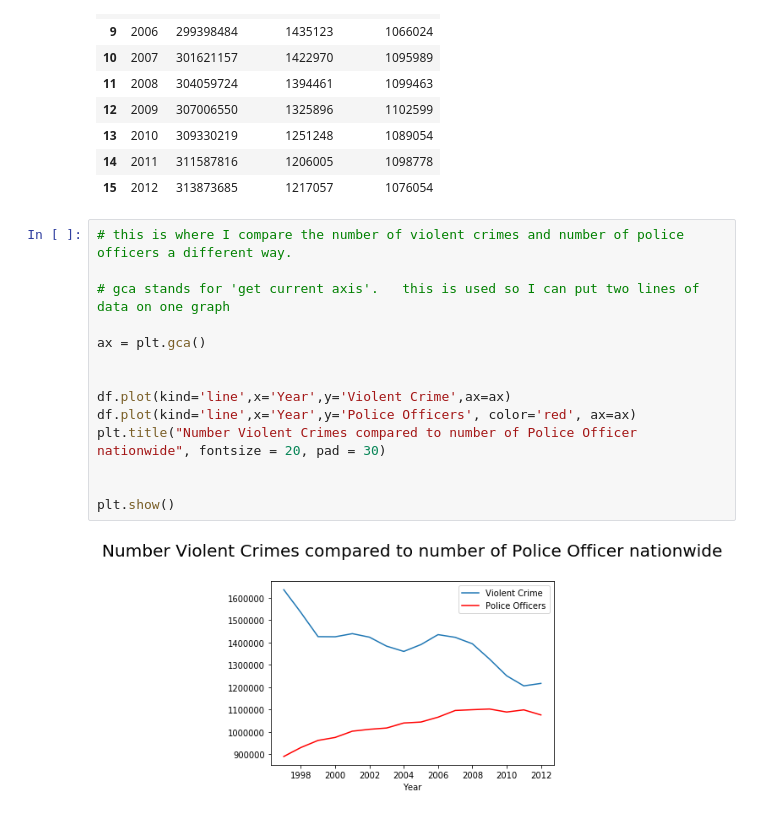
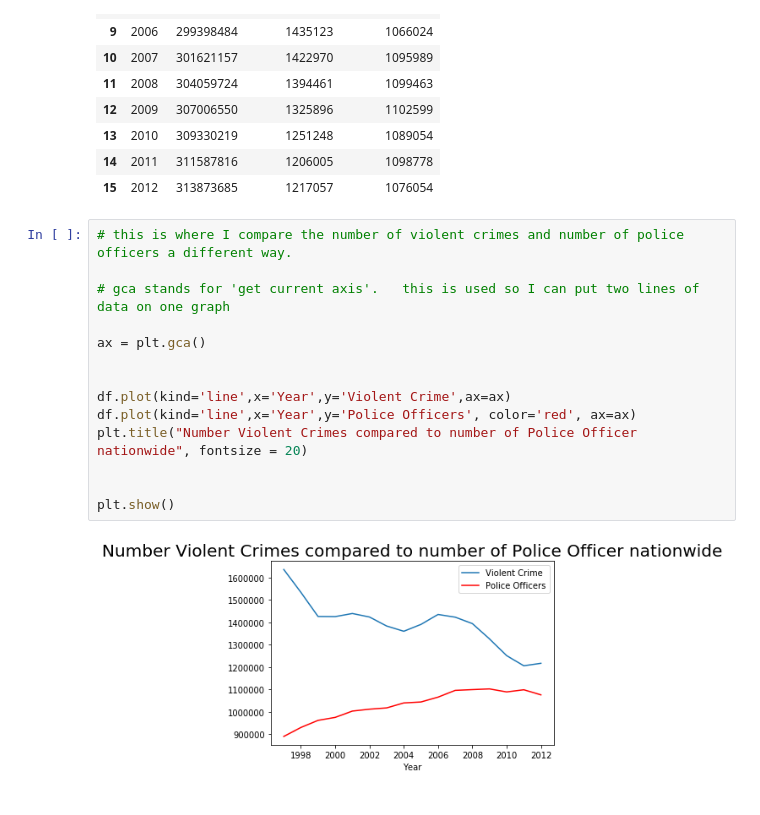
Before and after one commit to summonholmes/crime, a Jupyter notebook: yearlycrime.ipynb, the cells around one changed output. Saved outputs shown, nothing was run; the diff lists cells and outputs as text.

```diff
--- a/yearlycrime.ipynb
+++ b/yearlycrime.ipynb
@@ -283,16 +283,16 @@ df
 # %%
 # this is where I compare the number of violent crimes and number of police officers a different way.
 
 # gca stands for 'get current axis'.   this is used so I can put two lines of data on one graph
 
 ax = plt.gca()
 
 
 df.plot(kind='line',x='Year',y='Violent Crime',ax=ax)
 df.plot(kind='line',x='Year',y='Police Officers', color='red', ax=ax)
-plt.title("Number Violent Crimes compared to number of Police Officer nationwide", fontsize = 20, pad = 30)
+plt.title("Number Violent Crimes compared to number of Police Officer nationwide", fontsize = 20)
 
 
 plt.show()
 # %% [output]
-[figure, old version]
+[figure, new version]
```
Also changed, not shown: parts of 1 cell of this notebook.
